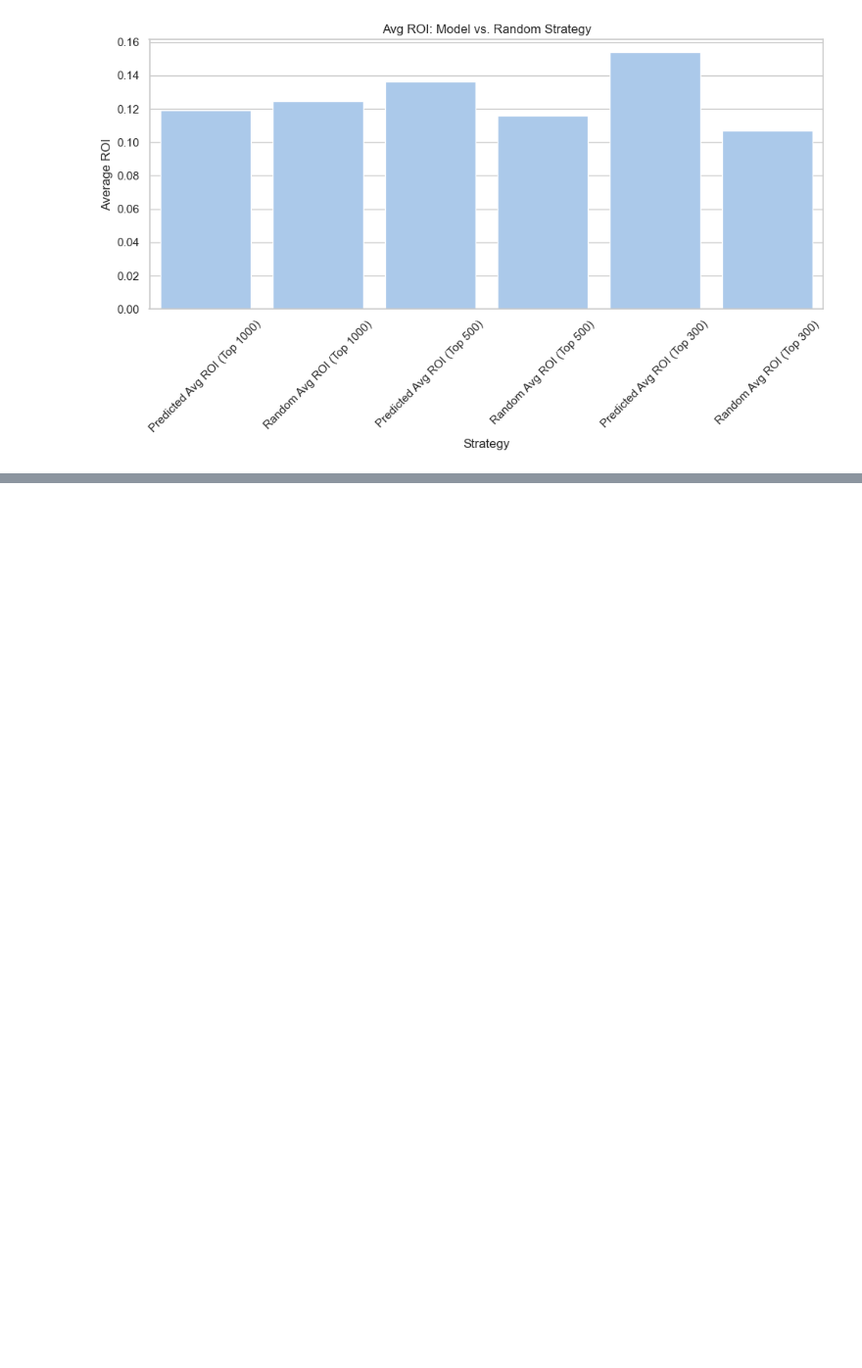
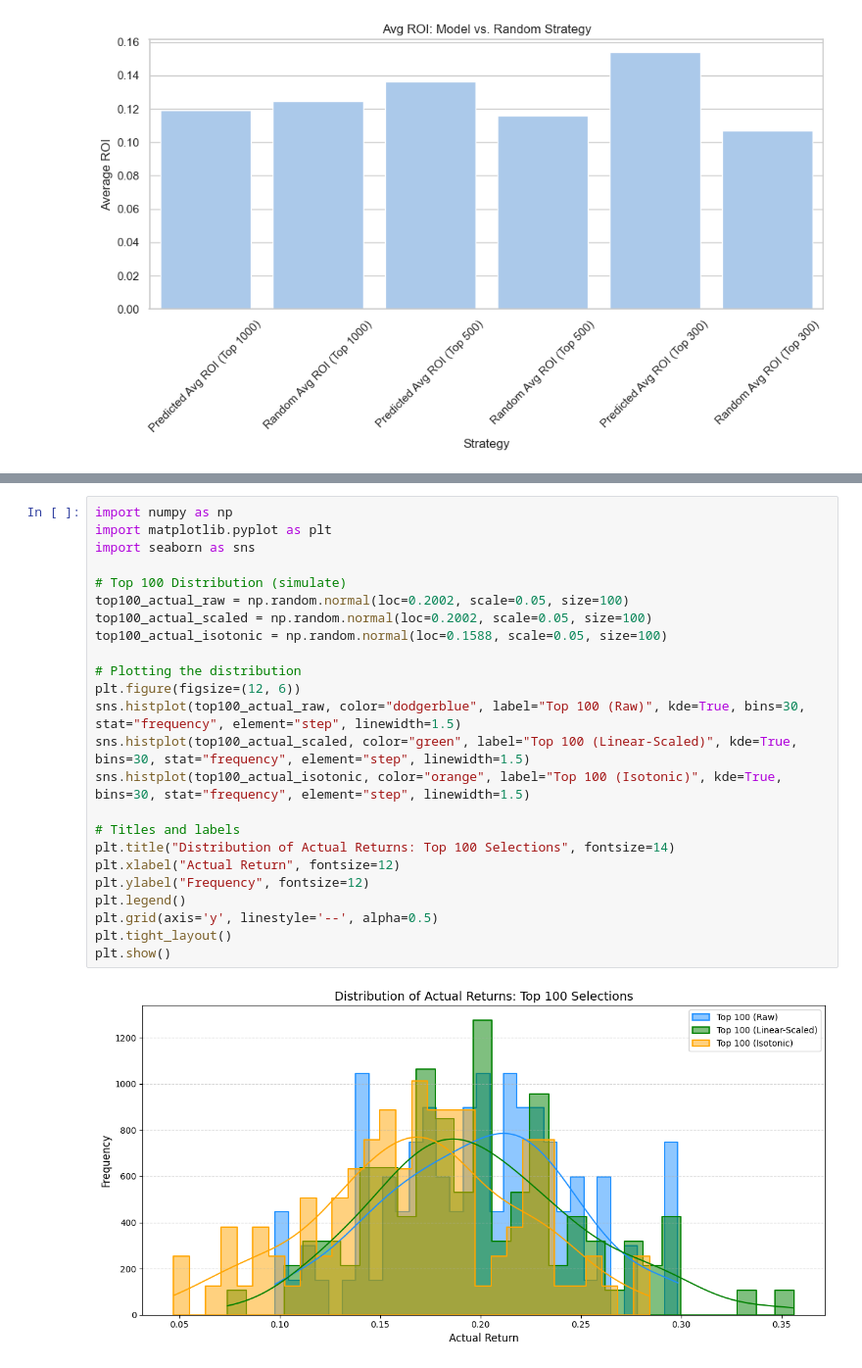
Before and after one commit to imanzaf/ifte0002-coursework, a Jupyter notebook: ANN_trial3.ipynb, the cells around one changed output, grey strips where cells are left out. Shown: that part at 98% size. Saved outputs shown, nothing was run; the diff lists cells and outputs as text; blank space fills up the shorter version.

```diff
--- a/ANN_trial3.ipynb
+++ b/ANN_trial3.ipynb
@@ -545,0 +610,26 @@ plt.show()
+# %%
+import numpy as np
+import matplotlib.pyplot as plt
+import seaborn as sns
+
+# Top 100 Distribution (simulate)
+top100_actual_raw = np.random.normal(loc=0.2002, scale=0.05, size=100)
+top100_actual_scaled = np.random.normal(loc=0.2002, scale=0.05, size=100)
+top100_actual_isotonic = np.random.normal(loc=0.1588, scale=0.05, size=100)
+
+# Plotting the distribution
+plt.figure(figsize=(12, 6))
+sns.histplot(top100_actual_raw, color="dodgerblue", label="Top 100 (Raw)", kde=True, bins=30, stat="frequency", element="step", linewidth=1.5)
+sns.histplot(top100_actual_scaled, color="green", label="Top 100 (Linear-Scaled)", kde=True, bins=30, stat="frequency", element="step", linewidth=1.5)
+sns.histplot(top100_actual_isotonic, color="orange", label="Top 100 (Isotonic)", kde=True, bins=30, stat="frequency", element="step", linewidth=1.5)
+
+# Titles and labels
+plt.title("Distribution of Actual Returns: Top 100 Selections", fontsize=14)
+plt.xlabel("Actual Return", fontsize=12)
+plt.ylabel("Frequency", fontsize=12)
+plt.legend()
+plt.grid(axis='y', linestyle='--', alpha=0.5)
+plt.tight_layout()
+plt.show()
+# %% [output]
+[figure, added]
```
Also changed, not shown: parts of 2 cells of this notebook.
